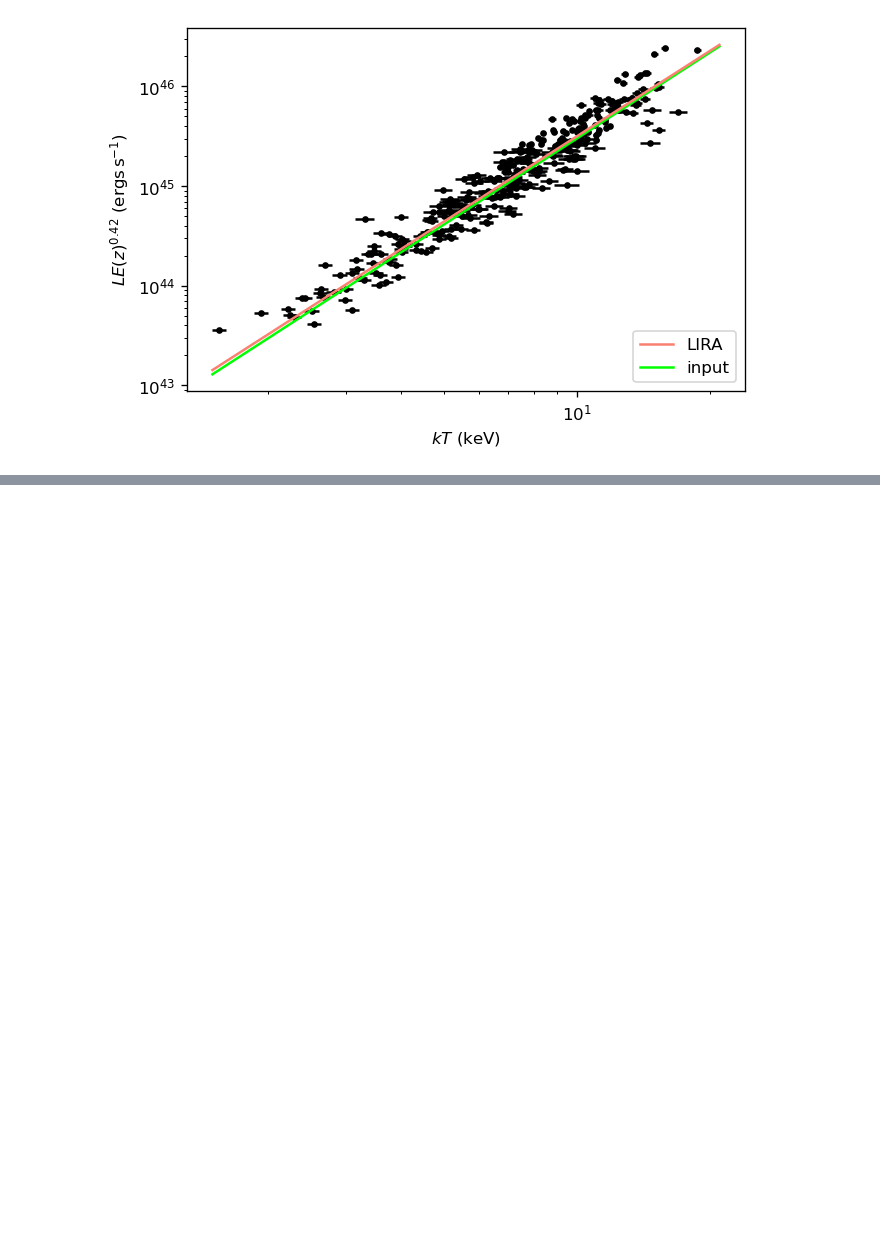
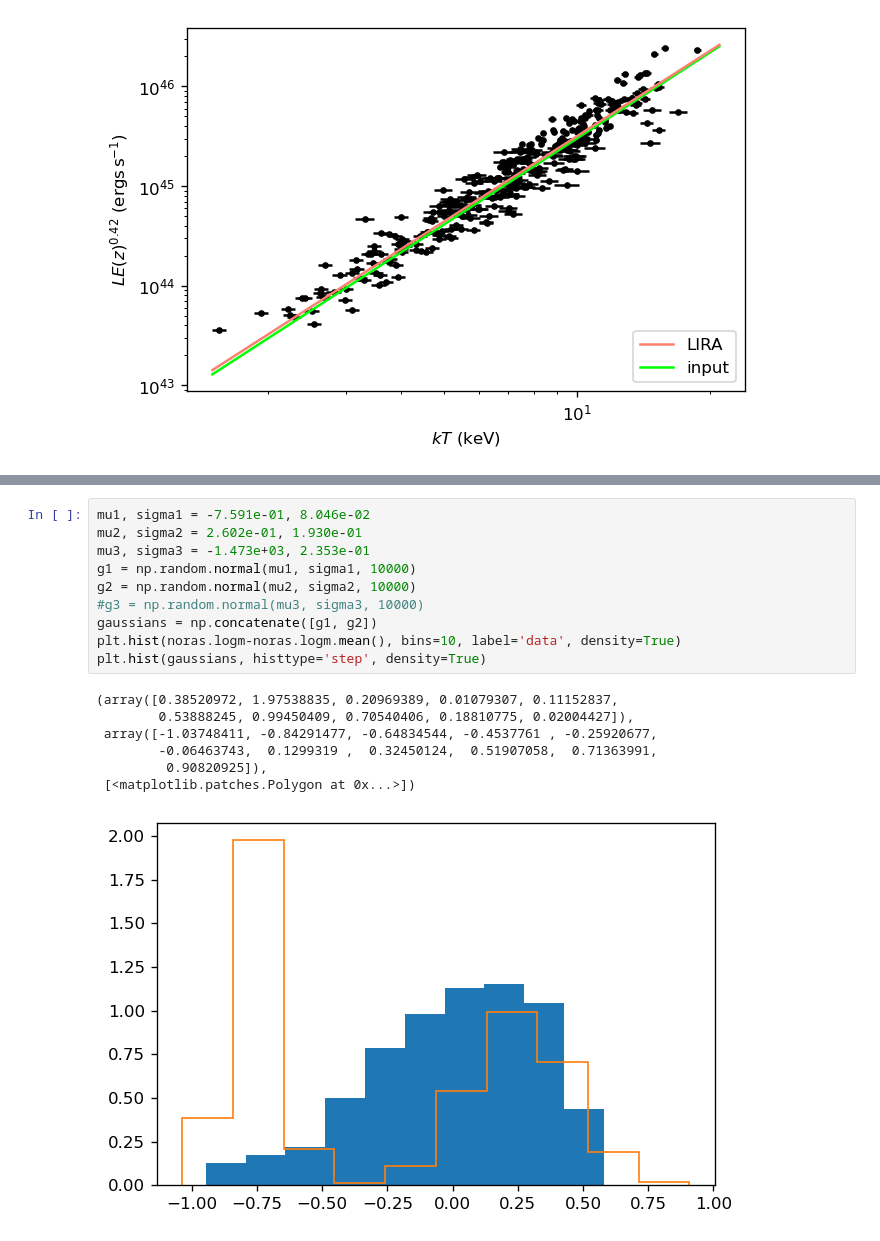
Before and after one commit to ryanduffy92/generate_cluster_sample, a Jupyter notebook: sample_generation.ipynb, the cells around one changed output, grey strips where cells are left out. Saved outputs shown, nothing was run; the diff lists cells and outputs as text; blank space fills up the shorter version.

```diff
--- a/sample_generation.ipynb
+++ b/sample_generation.ipynb
@@ -167,0 +189,18 @@ plt.legend(loc='upper left')
+# %%
+mu1, sigma1 = -7.591e-01, 8.046e-02
+mu2, sigma2 = 2.602e-01, 1.930e-01
+mu3, sigma3 = -1.473e+03, 2.353e-01
+g1 = np.random.normal(mu1, sigma1, 10000)
+g2 = np.random.normal(mu2, sigma2, 10000)
+#g3 = np.random.normal(mu3, sigma3, 10000)
+gaussians = np.concatenate([g1, g2])
+plt.hist(noras.logm-noras.logm.mean(), bins=10, label='data', density=True)
+plt.hist(gaussians, histtype='step', density=True)
+# %% [output]
+(array([0.38520972, 1.97538835, 0.20969389, 0.01079307, 0.11152837,
+        0.53888245, 0.99450409, 0.70540406, 0.18810775, 0.02004427]),
+ array([-1.03748411, -0.84291477, -0.64834544, -0.4537761 , -0.25920677,
+        -0.06463743,  0.1299319 ,  0.32450124,  0.51907058,  0.71363991,
+         0.90820925]),
+ [<matplotlib.patches.Polygon at 0x...>])
+[figure, added]
```
Also changed, not shown: parts of 82 cells of this notebook.
